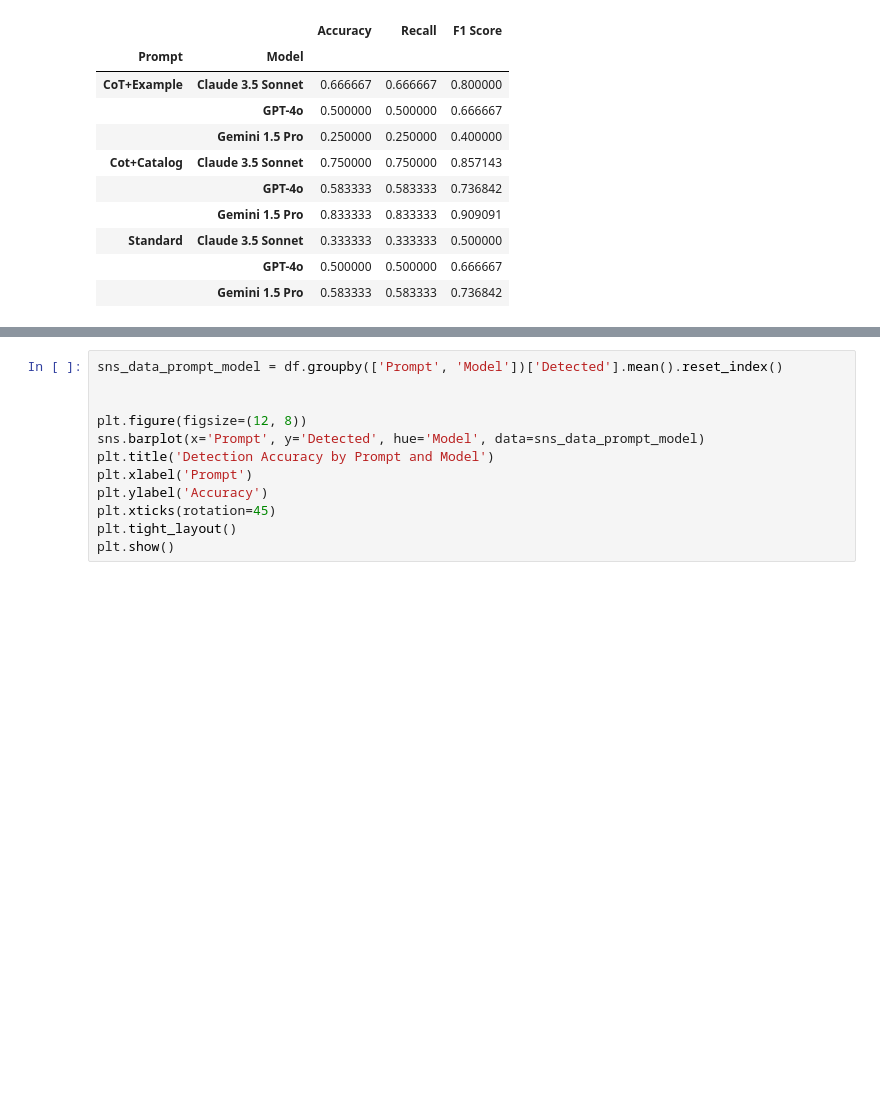
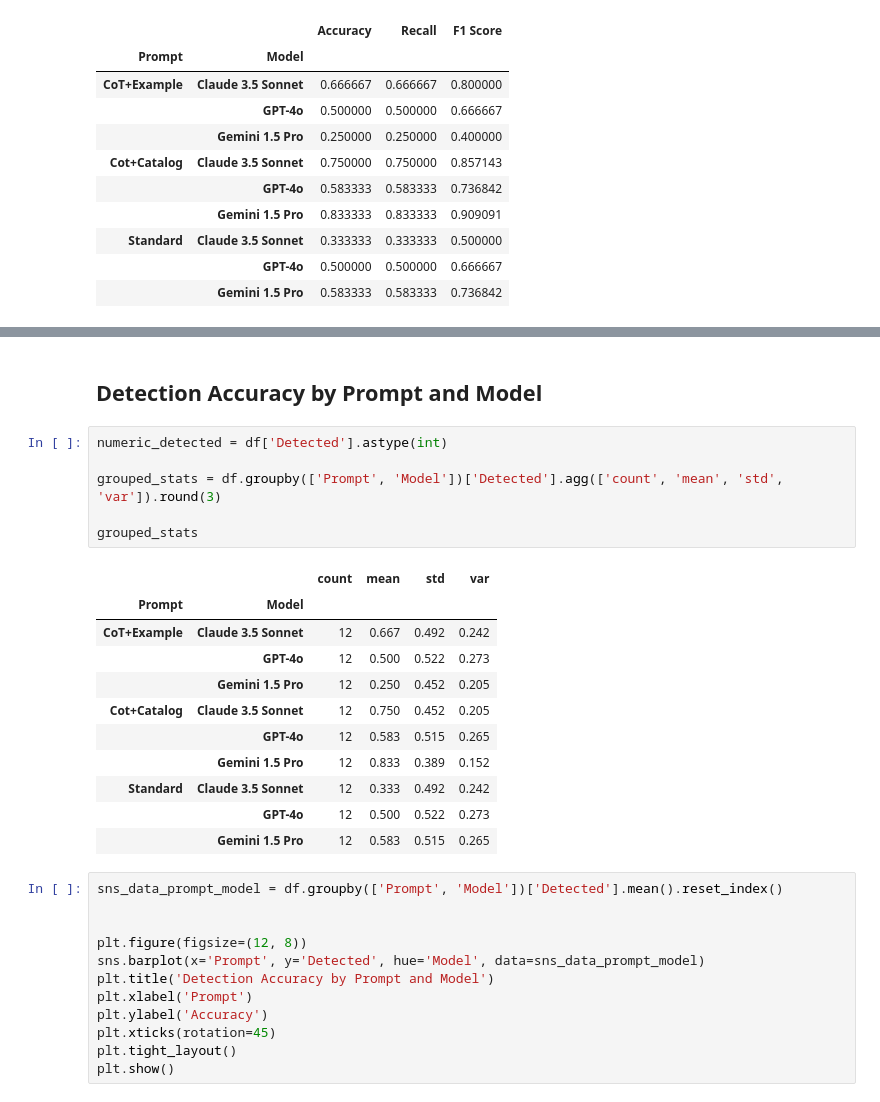
Before and after one commit to fapfaff/ai-detection-of-architectural-antipatterns, a Jupyter notebook: evaluation/evaluation.ipynb, the cells around one changed output, grey strips where cells are left out. Cells and saved outputs as stored; diff of their text form; blank space fills up the shorter version.

```diff
--- a/evaluation/evaluation.ipynb
+++ b/evaluation/evaluation.ipynb
@@ -49,3 +69,23 @@ metrics_by_prompt_model
+# %% [markdown]
+## Detection Accuracy by Prompt and Model
+# %%
+numeric_detected = df['Detected'].astype(int)
+
+grouped_stats = df.groupby(['Prompt', 'Model'])['Detected'].agg(['count', 'mean', 'std', 'var']).round(3)
+
+grouped_stats
+# %% [output]
+|  |  | count | mean | std | var |
+| Prompt | Model |  |  |  |  |
+| CoT+Example | Claude 3.5 Sonnet | 12 | 0.667 | 0.492 | 0.242 |
+|  | GPT-4o | 12 | 0.500 | 0.522 | 0.273 |
+|  | Gemini 1.5 Pro | 12 | 0.250 | 0.452 | 0.205 |
+| Cot+Catalog | Claude 3.5 Sonnet | 12 | 0.750 | 0.452 | 0.205 |
+|  | GPT-4o | 12 | 0.583 | 0.515 | 0.265 |
+|  | Gemini 1.5 Pro | 12 | 0.833 | 0.389 | 0.152 |
+| Standard | Claude 3.5 Sonnet | 12 | 0.333 | 0.492 | 0.242 |
+|  | GPT-4o | 12 | 0.500 | 0.522 | 0.273 |
+|  | Gemini 1.5 Pro | 12 | 0.583 | 0.515 | 0.265 |
 # %%
 sns_data_prompt_model = df.groupby(['Prompt', 'Model'])['Detected'].mean().reset_index()
 
```
Also changed, not shown: parts of 15 cells of this notebook, 1 other file.
